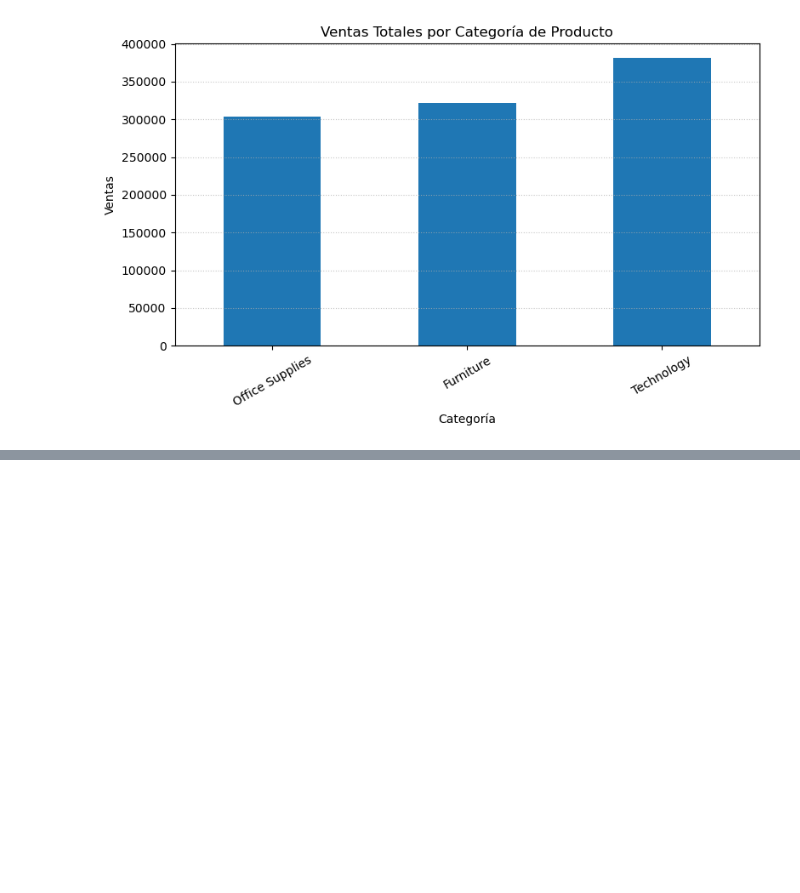
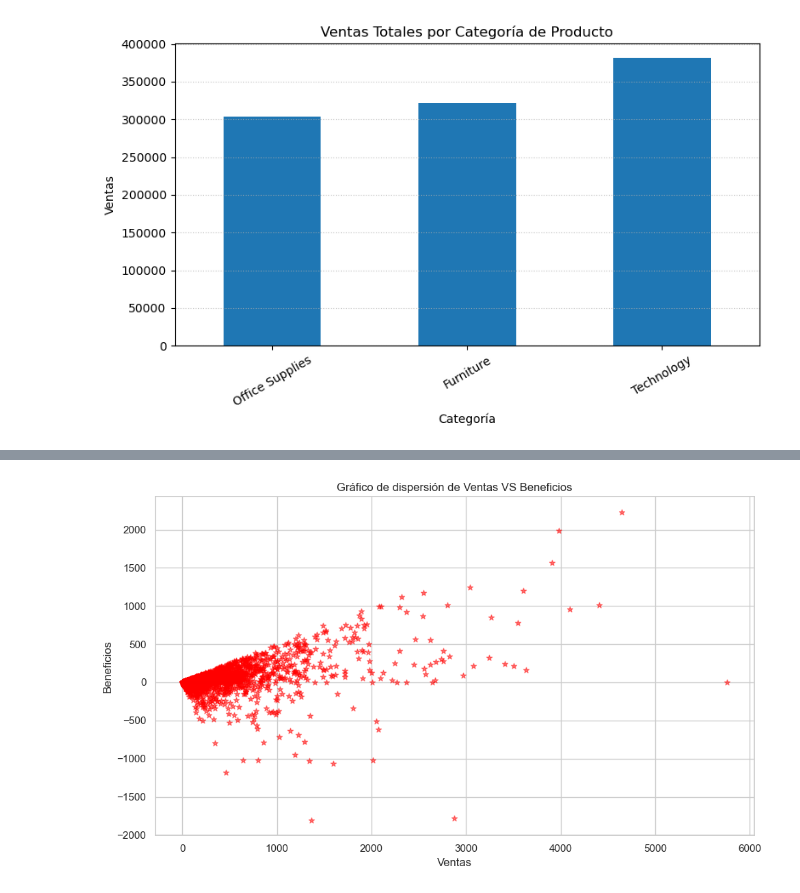
Before and after one commit to pablooiiribarren/UNIR-Trabajo-4-Visualizacion-de-datos-con-Matplotlib-y-Seaborn, a Jupyter notebook: datos.ipynb, the cells around one changed output, grey strips where cells are left out. Drawn from its saved outputs; the diff is of its cells as text; code cells hidden in the pictures; blank space fills up the shorter version.

```diff
--- a/datos.ipynb
+++ b/datos.ipynb
@@ -88,0 +107,19 @@ Name: count, dtype: int64
+# %%
+# Implementación de gráficos bivariantes con Matplotlib
+# Crea un gráfico de dispersión o de líneas con Matplotlib para mostrar la relación entre dos variables numéricas (por ejemplo, Ventas vs. Beneficios)
+
+# Tamaño y gráfico de dispersión
+plt.figure(figsize=(10, 6))
+plt.scatter(df["Sales"], df["Profit"], alpha=0.5, color='red', marker='*')
+
+# Etiquetas y título
+plt.title("Gráfico de dispersión de Ventas VS Beneficios")
+plt.xlabel("Ventas")
+plt.ylabel("Beneficios")
+
+# Mostrar gráfico
+plt.grid(True)
+plt.tight_layout()
+plt.show()
+# %% [output]
+[figure, added]
```
Also changed, not shown: parts of 6 cells of this notebook.
